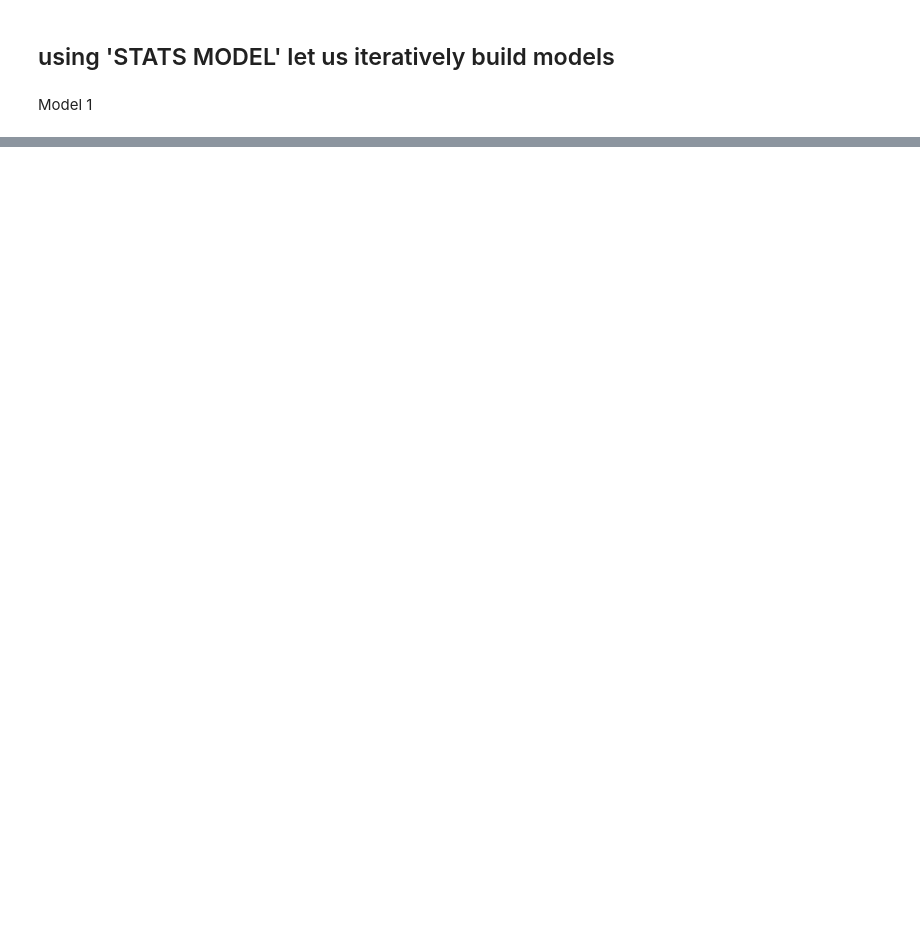
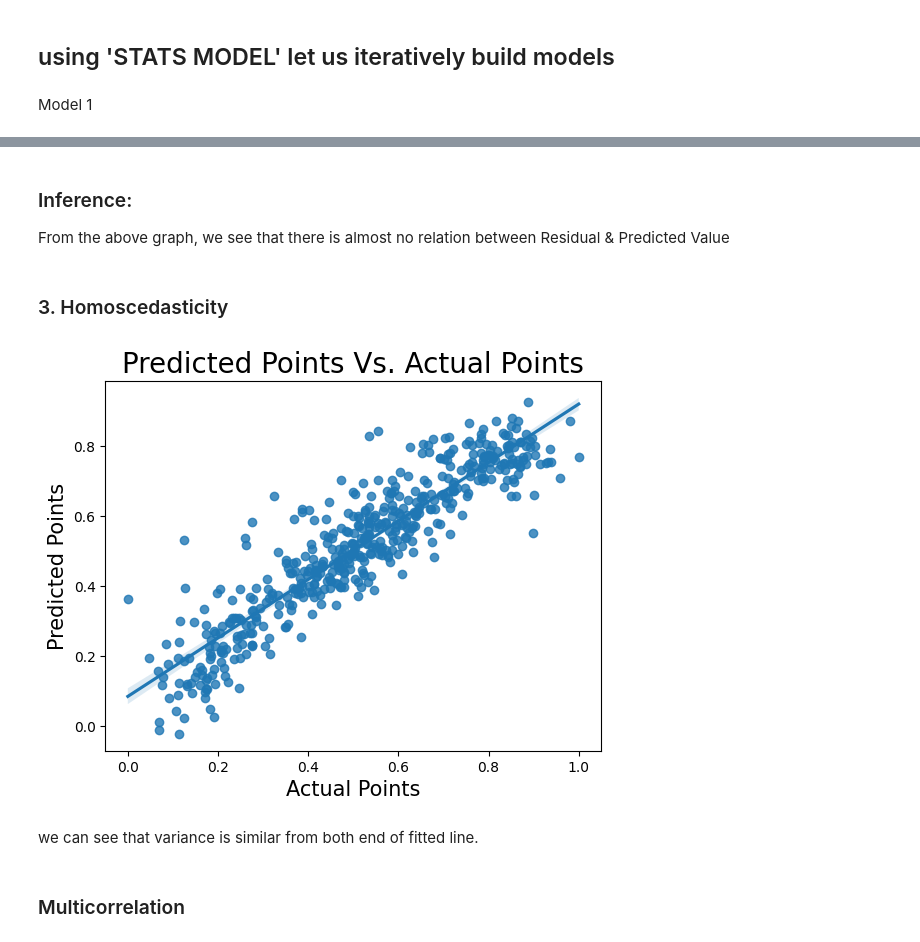
Before and after one commit to aravindvcyber/Bike_Sharing_Multiple_Linear_Regression, a Jupyter notebook: Bike_Sharing_Multiple_Linear_Regression.ipynb, the cells around one changed output, grey strips where cells are left out. Saved outputs shown, nothing was run; the diff lists cells and outputs as text; code cells hidden in the pictures; blank space fills up the shorter version.

```diff
--- a/Bike_Sharing_Multiple_Linear_Regression.ipynb
+++ b/Bike_Sharing_Multiple_Linear_Regression.ipynb
@@ -656,0 +1221,20 @@ print(lr1.summary())
+# %% [markdown]
+### Inference:
+
+From the above graph, we see that there is almost no relation between Residual & Predicted Value
+# %% [markdown]
+### 3. Homoscedasticity
+# %%
+# 3. Homoscedasticity
+
+sns.regplot(x=y_train, y=y_train_pred)
+plt.title('Predicted Points Vs. Actual Points', fontdict={'fontsize': 20})
+plt.xlabel('Actual Points', fontdict={'fontsize': 15})
+plt.ylabel('Predicted Points', fontdict={'fontsize': 15})
+plt.show()
+# %% [output]
+[figure, added]
+# %% [markdown]
+we can see that variance is  similar from both end of fitted line.
+# %% [markdown]
+### Multicorrelation
```
Also changed, not shown: parts of 89 cells of this notebook.
